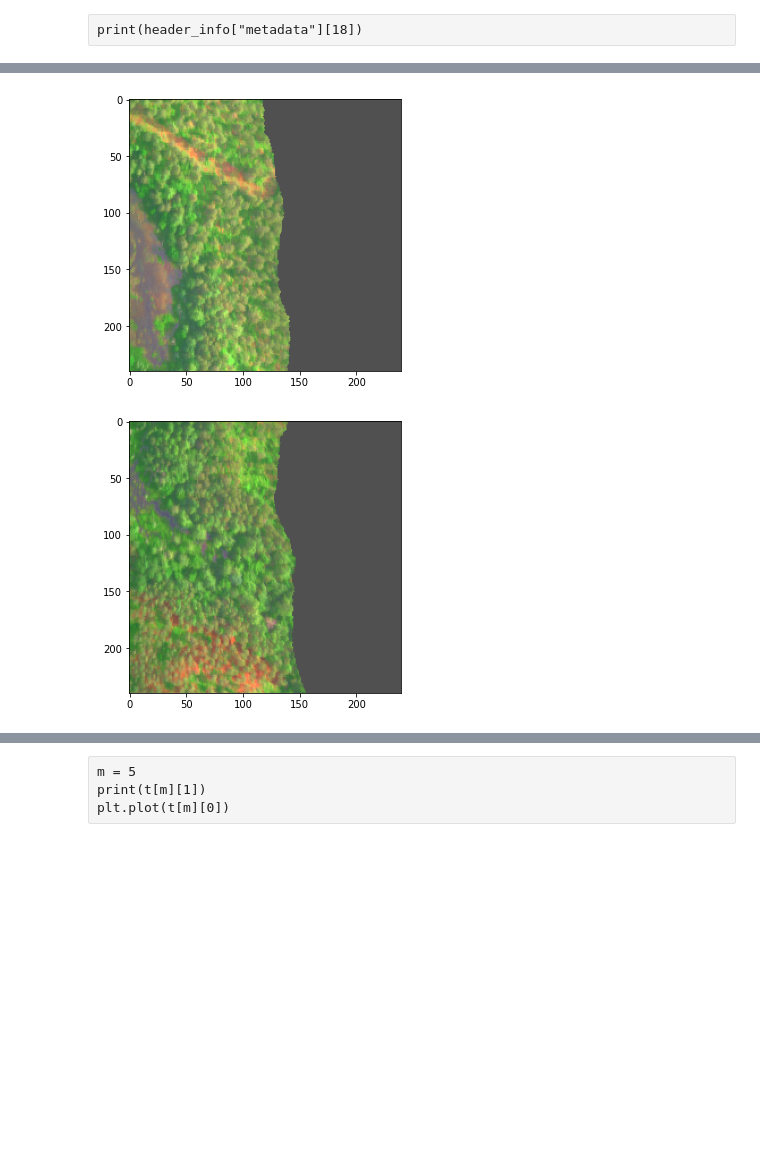
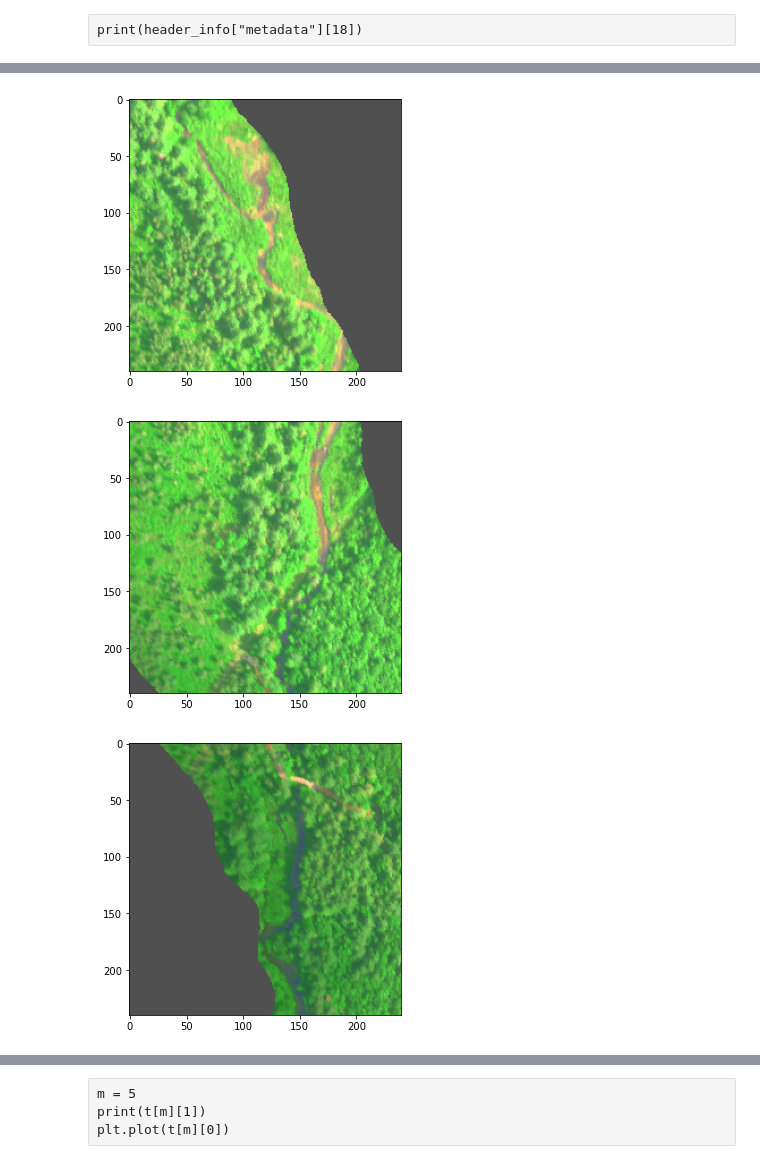
Before and after one commit to KopiousKarp/UD_ELEG404_TreeProject, a Jupyter notebook: DataMining.ipynb, the cells around one changed output, grey strips where cells are left out. Cells and saved outputs as stored; diff of their text form; code cells hidden in the pictures; blank space fills up the shorter version.

```diff
--- a/DataMining.ipynb
+++ b/DataMining.ipynb
@@ -141,5 +141,5 @@ def showframes(frames):
 # %%
 miniframes = spectralSlicing(img2,240)
 # %%
-showframes(miniframes[11:15])
+showframes(miniframes[15:20])
 # %% [output]
@@ -148,5 +148,6 @@ showframes(miniframes[11:15])
-[figure, old version]
+[figure, new version]
-[figure, old version]
+[figure, new version]
+[figure, added]
 # %%
 microframes = spectralSlicing(miniframes[0],80)
 # %%
```
Also changed, not shown: parts of 7 cells of this notebook, 3 other files.
